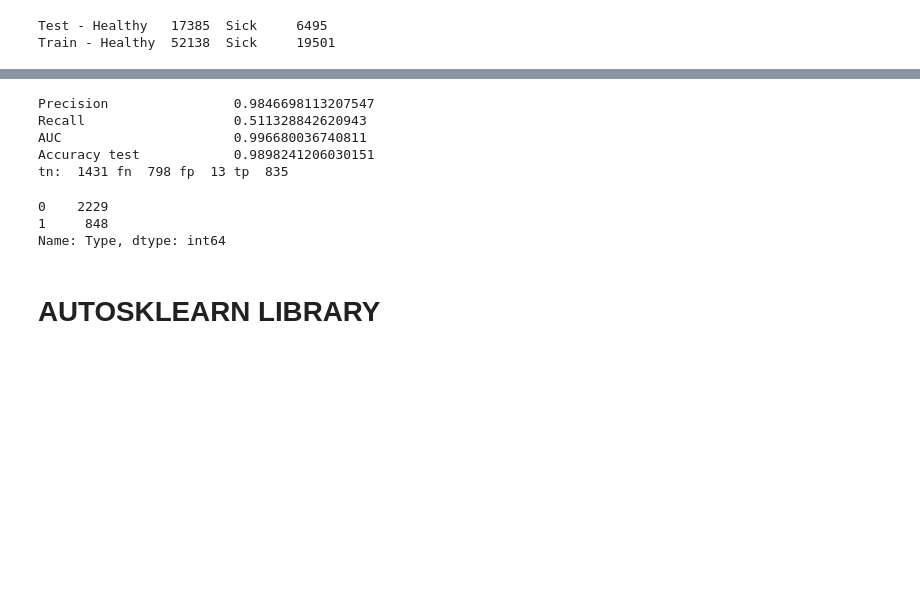
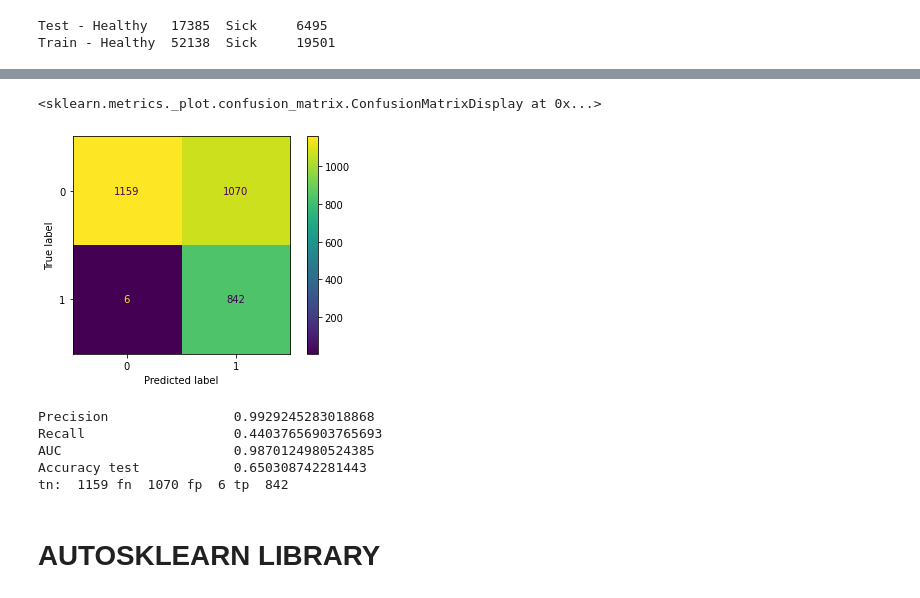
Before and after one commit to tudi72/ECG_classification_AutoML, a Jupyter notebook: 27_septembrie_ecg_demo.ipynb, the cells around one changed output, grey strips where cells are left out. Saved outputs shown, nothing was run; the diff lists cells and outputs as text; code cells hidden in the pictures; blank space fills up the shorter version.

```diff
--- a/27_septembrie_ecg_demo.ipynb
+++ b/27_septembrie_ecg_demo.ipynb
@@ -163,11 +174,12 @@ tn:  17420 fn  13 fp  38 tp  6409
+# %%
+cm_233 = confusion_matrix(MLII_y_test_233,predictions_y_test_233["label"])
+disp_233 = ConfusionMatrixDisplay(confusion_matrix=cm_233)
+disp_233.plot()
+# %% [output]
+<sklearn.metrics._plot.confusion_matrix.ConfusionMatrixDisplay at 0x...>
+[figure, added]
 # %%
-
-MLII_X_test_233 = df_233.iloc[:,5:405].values
-MLII_y_test_233 = df_233['Type'].values
-
-predictions_y_test_233 = automl.predict_all(MLII_X_test_233)
-accuracy_test_233 = accuracy_score(MLII_y_test,predictions_y_test_233["label"])
-
+accuracy_test_233 = accuracy_score(MLII_y_test_233,predictions_y_test_233["label"])
 tn,fn,fp,tp = confusion_matrix(MLII_y_test_233,predictions_y_test_233["label"]).ravel()
 AUC = auc(fpr, tpr)
 Precision = tp / (tp+fp)
@@ -179,17 +191,11 @@ print('AUC      \t\t',AUC)
 print('Accuracy test\t\t',accuracy_test_233)
 print('tn: ',tn,'fn ',fn,'fp ',fp,'tp ',tp)
 # %% [output]
-Precision                0.9846698113207547
-Recall                   0.511328842620943
-AUC                      0.996680036740811
-Accuracy test            0.9898241206030151
-tn:  1431 fn  798 fp  13 tp  835
+Precision                0.9929245283018868
+Recall                   0.44037656903765693
+AUC                      0.9870124980524385
+Accuracy test            0.650308742281443
+tn:  1159 fn  1070 fp  6 tp  842
-# %%
-df_233['Type'].value_counts()
-# %% [output]
-0    2229
-1     848
-Name: Type, dtype: int64
 # %% [markdown]
 # AUTOSKLEARN LIBRARY
 # %%
```
Also changed, not shown: parts of 10 cells of this notebook.
